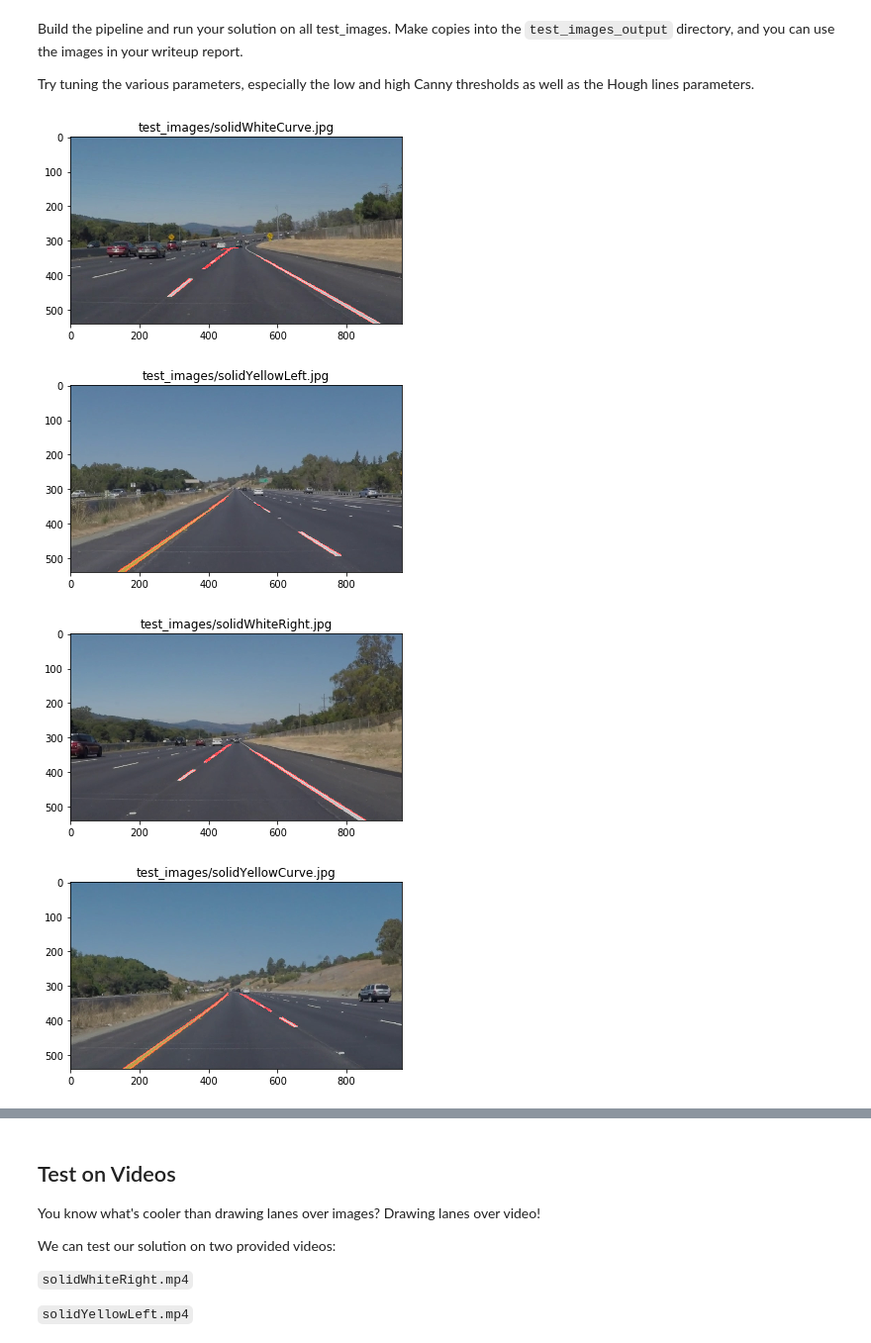
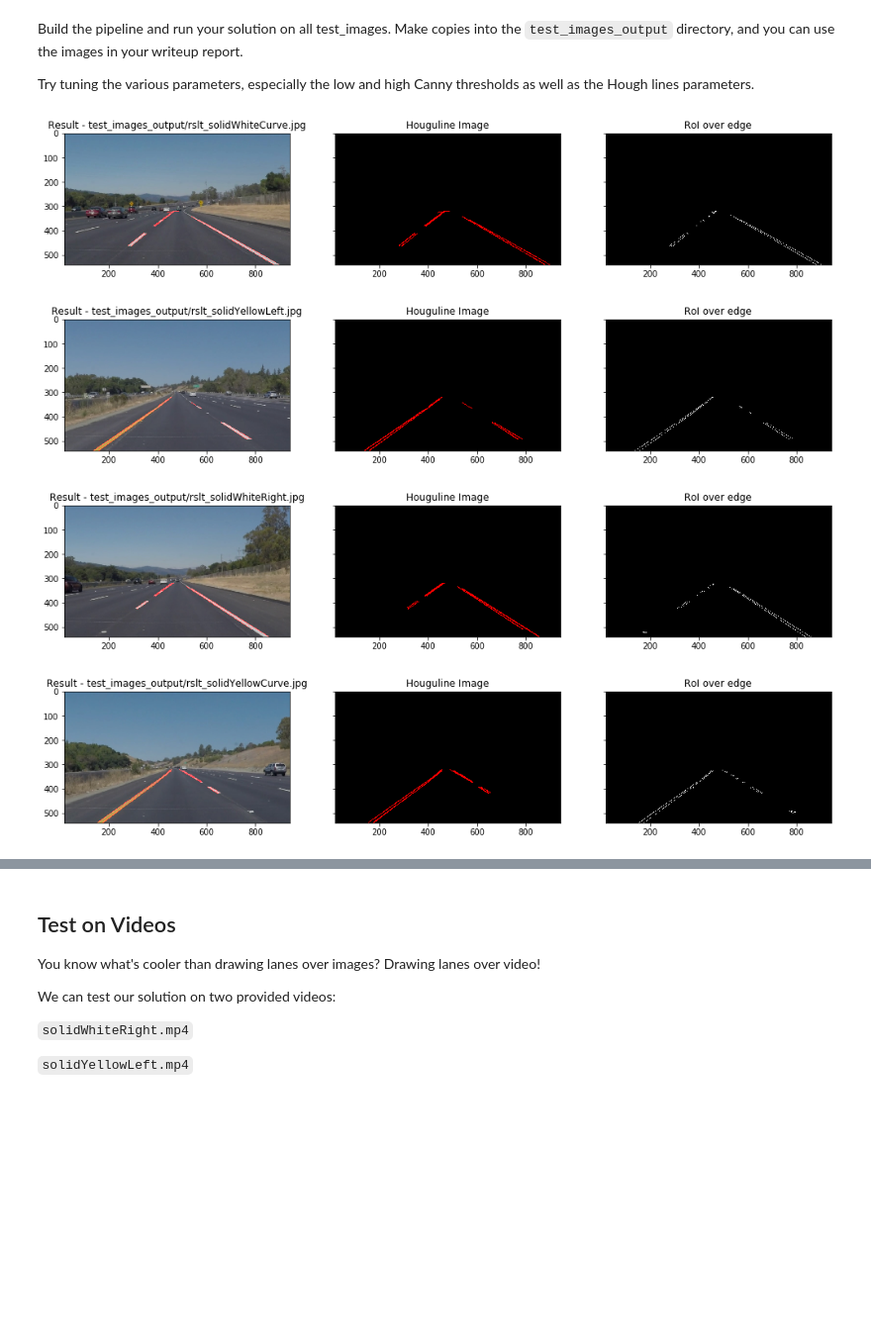
Before and after one commit to papaispicolo/CarND-LaneLines-P1, a Jupyter notebook: P1.ipynb, the cells around one changed output, grey strips where cells are left out. Shown at 99% size. Saved outputs shown, nothing was run; the diff lists cells and outputs as text; code cells hidden in the pictures; blank space fills up the shorter version.

```diff
--- a/P1.ipynb
+++ b/P1.ipynb
@@ -154,7 +154,7 @@ def hough_lines(img, rho, theta, threshold, min_line_len, max_line_gap):
     lines = cv2.HoughLinesP(img, rho, theta, threshold, np.array([]), minLineLength=min_line_len, maxLineGap=max_line_gap)
     line_img = np.zeros((img.shape[0], img.shape[1], 3), dtype=np.uint8)
     draw_lines(line_img, lines)
-    return line_img
+    return line_img, lines
 
 # Python 3 has support for cool math symbols.
 
@@ -196,48 +196,62 @@ Try tuning the various parameters, especially the low and high Canny thresholds
 # %%
 # TODO: Build your pipeline that will draw lane lines on the test_images
 # then save them to the test_images_output directory.
+import os
 import glob
-import os
 
 test_images = glob.glob('test_images/*.jpg')
 
-for fname in test_images:
+def process_frame(fname):
     '''
     Pipeline using helper functions
     grayscale(img)
     canny(img, low_threshold, high_threshold)
     gaussian_blur(img, kernel_size)
     region_of_interest(img, vertices)
     draw_lines(img, lines, color=[255, 0, 0], thickness=2)
     hough_lines(img, rho, theta, threshold, min_line_len, max_line_gap)
     weighted_img(img, initial_img, α=0.8, β=1., γ=0.)
     '''
     image = cv2.cvtColor(cv2.imread(fname), cv2.COLOR_RGB2BGR)
     gray = grayscale(image)
 
     blur_gray = gaussian_blur(image, 5)
     edges = canny(blur_gray, 50, 150)
 
     imshape = image.shape
     vertices = np.array([[(0,imshape[0]),(450, 320), (490, 320), (imshape[1],imshape[0])]], dtype=np.int32)
 
     roi = region_of_interest(edges, vertices)
 
     rho = 2 # distance resolution in pixels of the Hough grid
     theta = np.pi/180 # angular resolution in radians of the Hough grid
     threshold = 15     # minimum number of votes (intersections in Hough grid cell)
     min_line_len = 40  #minimum number of pixels making up a line
     max_line_gap = 20  # maximum gap in pixels between connectable line segments
 
-    houghline_img = hough_lines(roi, rho, theta, threshold, min_line_len, max_line_gap)
+    houghline_img, lines = hough_lines(roi, rho, theta, threshold, min_line_len, max_line_gap)
     lanes = weighted_img(houghline_img,image)
 
-    cv2.imwrite('test_images_output/rslt_'+os.path.basename(fname),cv2.cvtColor(lanes,cv2.COLOR_BGR2RGB))
-    plt.figure()
-    plt.imshow(lanes)
-    plt.title(fname)
+    result_path = 'test_images_output/rslt_'+os.path.basename(fname)
+    cv2.imwrite(result_path,cv2.cvtColor(lanes,cv2.COLOR_BGR2RGB))
+
+    f, axarr = plt.subplots(1, 3, figsize=(17,3), sharey=True)
+    axarr[0].imshow(lanes)
+    axarr[0].set_title("Result - " + result_path)
+
+    axarr[1].imshow(houghline_img)
+    axarr[1].set_title("Houguline Image")
+
+    axarr[2].imshow(cv2.cvtColor(roi,cv2.COLOR_GRAY2RGB))
+    axarr[2].set_title("RoI over edge")
+
+    return lanes, lines
+
+
+for fname in test_images :
+    process_frame(fname)
 # %% [output]
-[figure, old version]
+[figure, new version]
-[figure, old version]
+[figure, new version]
-[figure, old version]
+[figure, new version]
-[figure, old version]
+[figure, new version]
```
Also changed, not shown: parts of 21 cells of this notebook, 8 other files.
